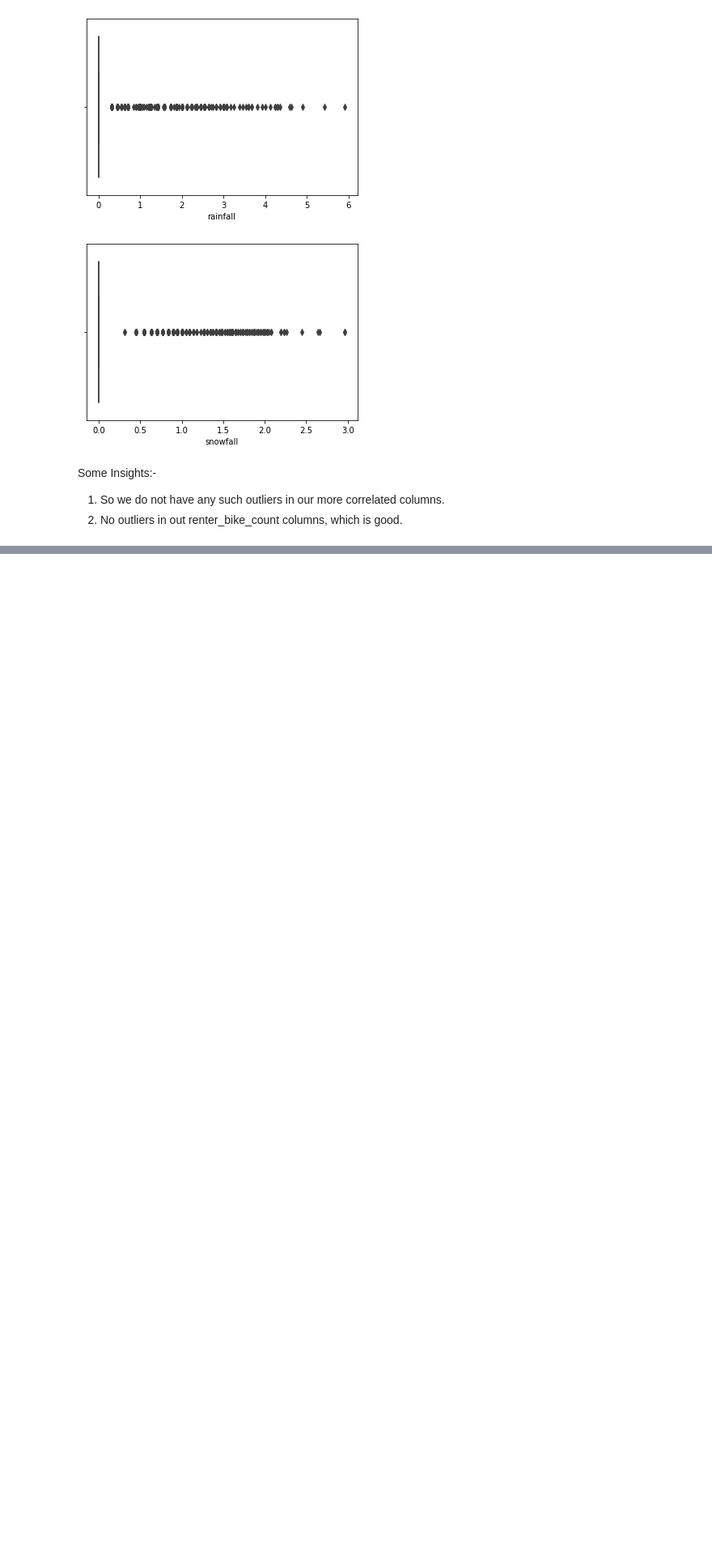
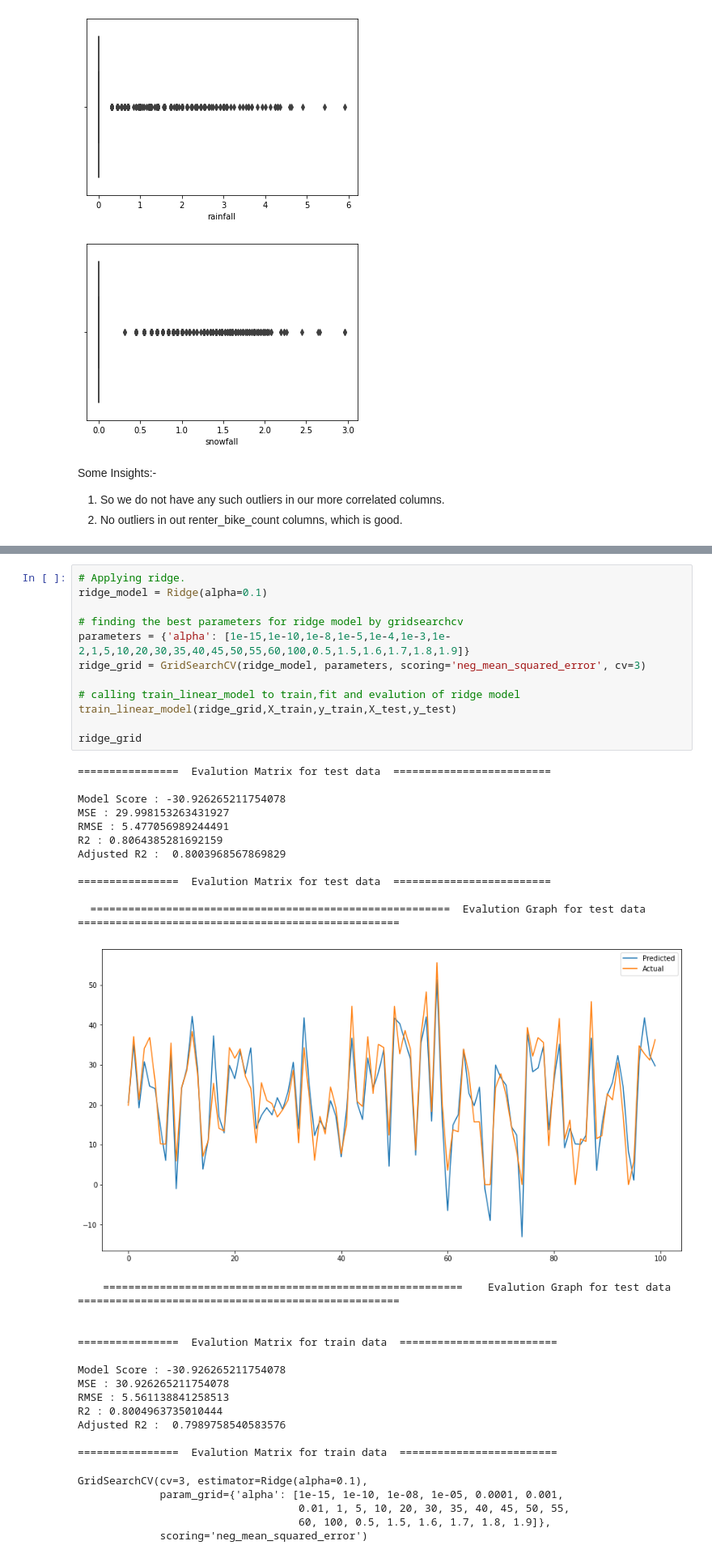
Before and after one commit to priyadarshani17/Bike-shearing-demand-predication-ML-regression-project, a Jupyter notebook: Bike_Sharing_Demand_Prediction_capstone_project_2.ipynb, the cells around one changed output, grey strips where cells are left out. Shown at 81% size. Saved outputs shown, nothing was run; the diff lists cells and outputs as text; blank space fills up the shorter version.

```diff
--- a/Bike_Sharing_Demand_Prediction_capstone_project_2.ipynb
+++ b/Bike_Sharing_Demand_Prediction_capstone_project_2.ipynb
@@ -1221,0 +1499,42 @@ Some Insights:-
+# %%
+# Applying ridge.
+ridge_model = Ridge(alpha=0.1)
+
+# finding the best parameters for ridge model by gridsearchcv
+parameters = {'alpha': [1e-15,1e-10,1e-8,1e-5,1e-4,1e-3,1e-2,1,5,10,20,30,35,40,45,50,55,60,100,0.5,1.5,1.6,1.7,1.8,1.9]}
+ridge_grid = GridSearchCV(ridge_model, parameters, scoring='neg_mean_squared_error', cv=3)
+
+# calling train_linear_model to train,fit and evalution of ridge model
+train_linear_model(ridge_grid,X_train,y_train,X_test,y_test)
+
+ridge_grid
+# %% [output]
+================  Evalution Matrix for test data  =========================
+
+Model Score : -30.926265211754078
+MSE : 29.998153263431927
+RMSE : 5.477056989244491
+R2 : 0.8064385281692159
+Adjusted R2 :  0.8003968567869829
+
+================  Evalution Matrix for test data  =========================
+
+  =========================================================  Evalution Graph for test data  ===================================================
+[figure, added]
+    =========================================================    Evalution Graph for test data    ===================================================
+
+
+================  Evalution Matrix for train data  =========================
+
+Model Score : -30.926265211754078
+MSE : 30.926265211754078
+RMSE : 5.561138841258513
+R2 : 0.8004963735010444
+Adjusted R2 :  0.7989758540583576
+
+================  Evalution Matrix for train data  =========================
+GridSearchCV(cv=3, estimator=Ridge(alpha=0.1),
+             param_grid={'alpha': [1e-15, 1e-10, 1e-08, 1e-05, 0.0001, 0.001,
+                                   0.01, 1, 5, 10, 20, 30, 35, 40, 45, 50, 55,
+                                   60, 100, 0.5, 1.5, 1.6, 1.7, 1.8, 1.9]},
+             scoring='neg_mean_squared_error')
```
Also changed, not shown: parts of 49 cells of this notebook.
